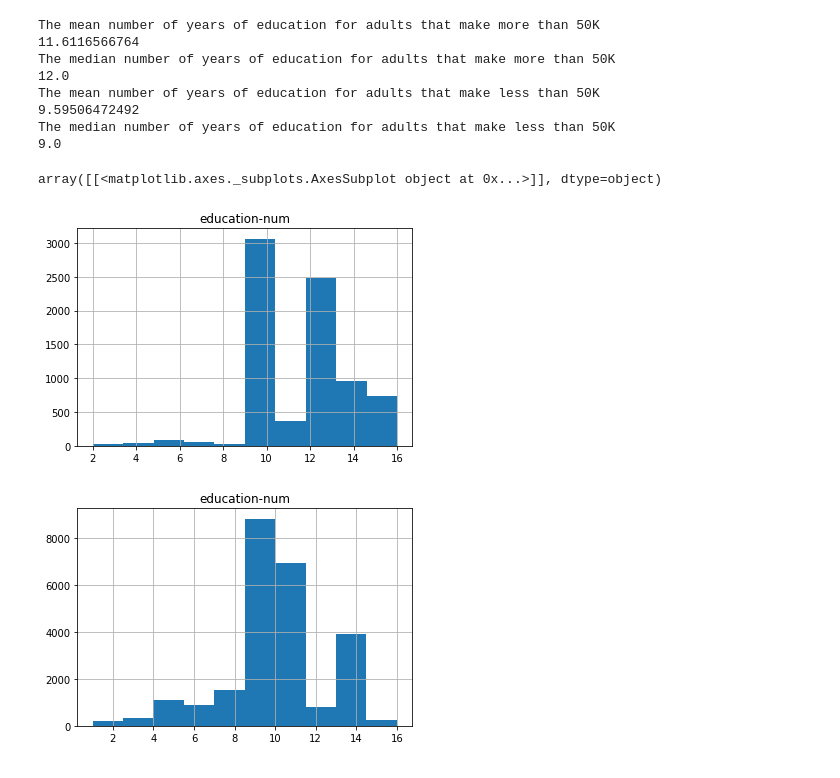
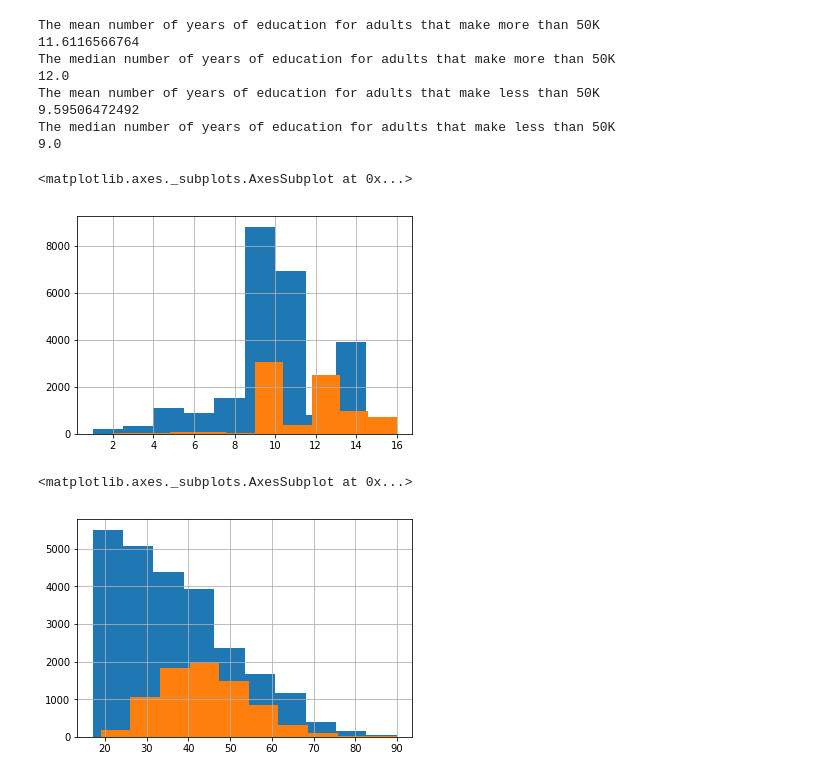
Before and after one commit to spa542/COSC311, a Jupyter notebook: Lab3/Lab3.ipynb, the cells around one changed output. Saved outputs shown, nothing was run; the diff lists cells and outputs as text; code cells hidden in the pictures.

```diff
--- a/Lab3/Lab3.ipynb
+++ b/Lab3/Lab3.ipynb
@@ -120,12 +120,13 @@ The mean number of years of education for adults that make less than 50K
 The median number of years of education for adults that make less than 50K
 9.0
 # %%
-# 3.d FIX HISTOGRAM!!!!!!!!!!!!!!!!!!
+# 3.d
 # Plotting a histogram to see the distribution of years of education held by adults who make more and less than 50K
 tmp = adult_data[['education-num', 'income']]
-tmp[tmp['income'] == ">50K"].hist()
-tmp[tmp['income'] == "<=50K"].hist()
+moreThan = tmp[tmp['income'] == ">50K"]
+lessThan = tmp[tmp['income'] == "<=50K"]
+lessThan['education-num'].hist() # blue
+moreThan['education-num'].hist() # orange
 # %% [output]
-array([[<matplotlib.axes._subplots.AxesSubplot object at 0x...>]], dtype=object)
+<matplotlib.axes._subplots.AxesSubplot at 0x...>
-[figure, old version]
+[figure, new version]
-[figure, removed]
@@ -133,0 +133,11 @@ array([[<matplotlib.axes._subplots.AxesSubplot object at 0x...>]], dtype=object)
+# %%
+# 3.e
+# Plotting a histogram to see the distribution of ages of adults who make more and less than 50K
+tmp = adult_data[['age', 'income']]
+moreThan = tmp[tmp['income'] == ">50K"]
+lessThan = tmp[tmp['income'] == "<=50K"]
+lessThan['age'].hist() # blue
+moreThan['age'].hist() # orange
+# %% [output]
+<matplotlib.axes._subplots.AxesSubplot at 0x...>
+[figure, added]
```
Also changed, not shown: parts of 3 cells of this notebook.
